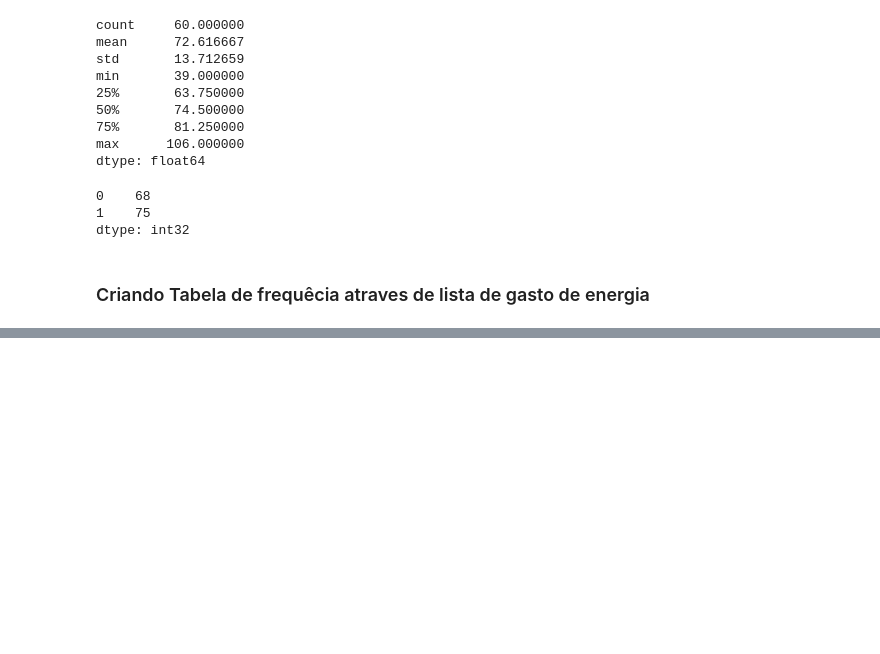
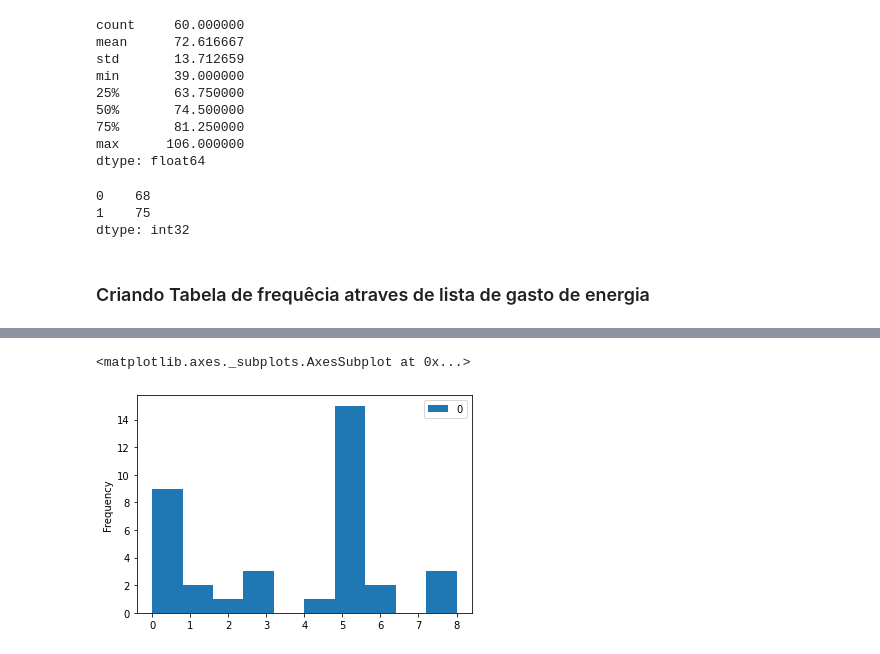
Before and after one commit to RodrigoEmygdio/Estatistica, a Jupyter notebook: notebooks/Tabela_Frequencia.ipynb, the cells around one changed output, grey strips where cells are left out. Drawn from its saved outputs; the diff is of its cells as text; code cells hidden in the pictures; blank space fills up the shorter version.

```diff
--- a/notebooks/Tabela_Frequencia.ipynb
+++ b/notebooks/Tabela_Frequencia.ipynb
@@ -86,3 +86,10 @@ pecas_com_defeitos = """40 44 47 48 50 53 53 56 58 59 61 61 63 63 63 64 64 65 66
 tb_pecas_defeito = TabelaFrequncia(np.array(pecas_com_defeitos,dtype=np.int))
 print_info_tb_freq(tb_pecas_defeito)
 tb_pecas_defeito.cria_tabelaFrequencia()
+# %%
+ultimo_digito_pesos = """0 0 0 0 0 0 0 0 0 1 1 2 3 3 3 4 5 5 5 5 5 5 5 5 5 5 5 5 5 5 5 6 6 8 8 8""".split(" ")
+tb_freq_pesos = TabelaFrequncia(np.array(ultimo_digito_pesos, np.int))
+tb_freq_pesos.cria_tabelaFrequencia()
+tb_freq_pesos.cria_frequancia_acumulada()
+tb_freq_pesos.cria_frequencia_relativa()
+tb_freq_pesos.dataFrame
@@ -88,0 +104,6 @@ tb_pecas_defeito.cria_tabelaFrequencia()
+# %%
+colecao_df = pd.DataFrame(data=tb_freq_pesos.colecao)
+colecao_df.plot.hist()
+# %% [output]
+<matplotlib.axes._subplots.AxesSubplot at 0x...>
+[figure, added]
```
Also changed, not shown: parts of 10 cells of this notebook, 38 other files.
